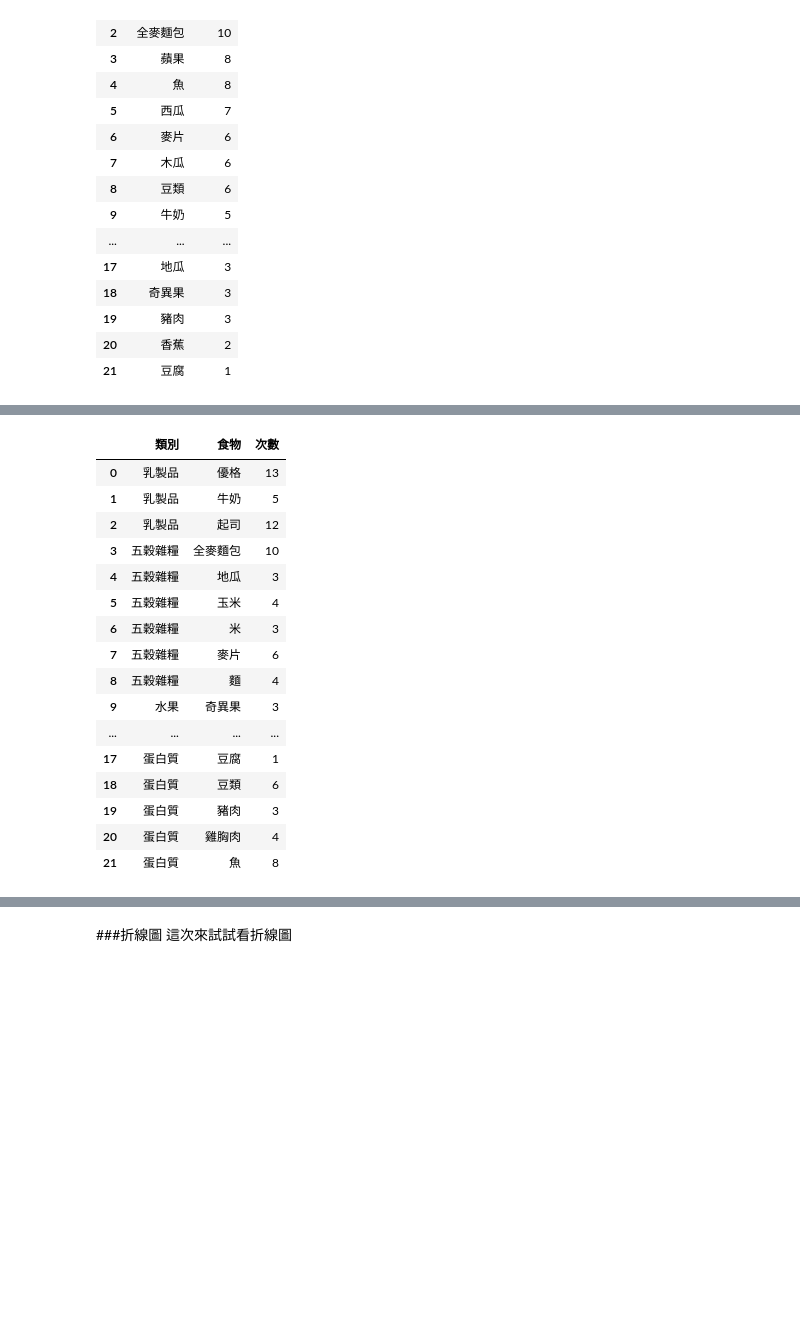
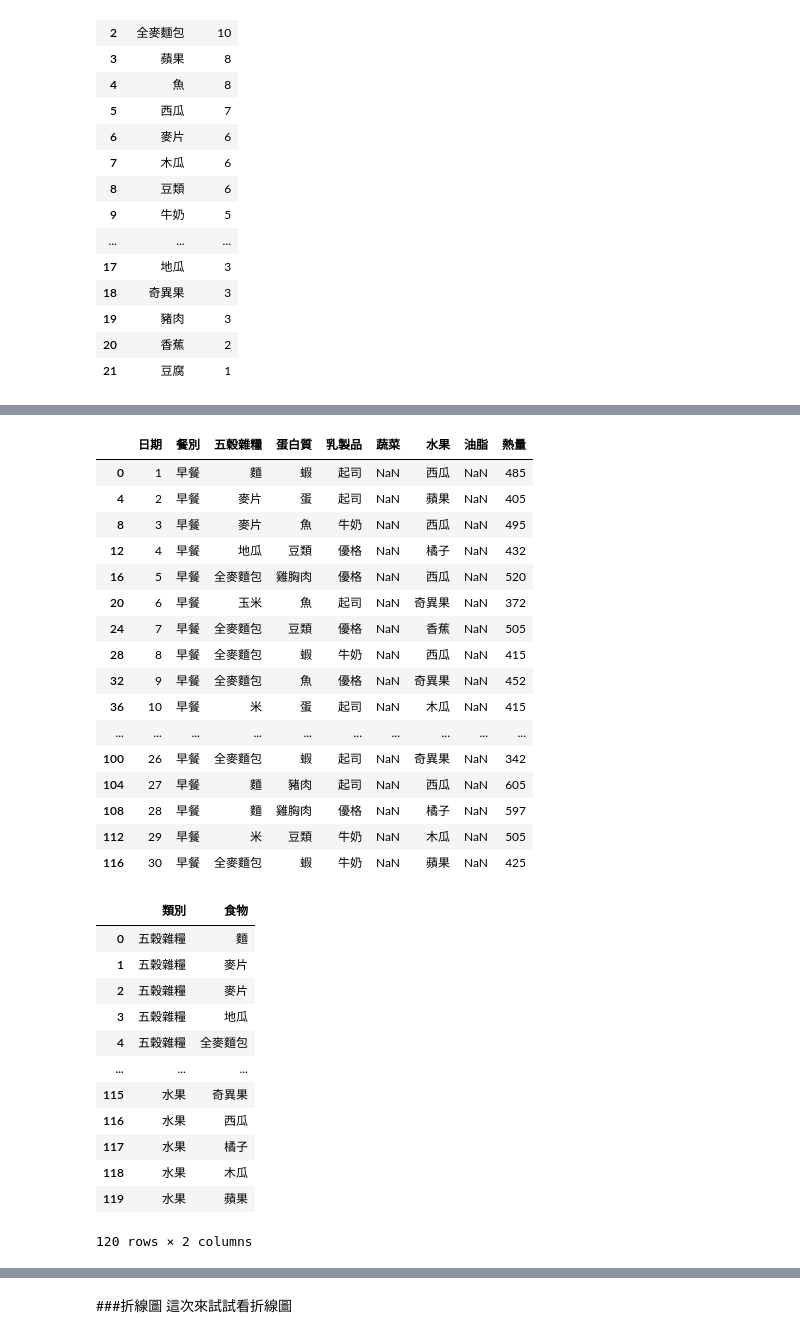
Before and after one commit to Huwalli/PLta, a Jupyter notebook: 資料視覺化.ipynb, the cells around one changed output, grey strips where cells are left out. Cells and saved outputs as stored; diff of their text form; code cells hidden in the pictures; blank space fills up the shorter version.

```diff
--- a/資料視覺化.ipynb
+++ b/資料視覺化.ipynb
@@ -346,33 +436,45 @@ import plotly.express as px
 
 # 假設 Day 是早餐資料
 Day = df[df['餐別'] == '早餐']
-
-# 建立長格式 DataFrame，方便堆疊
-stacked_df = pd.melt(
-    Day,
-    value_vars=['五穀雜糧','蛋白質','乳製品','水果'],
-    var_name='類別',
-    value_name='食物'
-)
-
-# 計算每種食物在每個類別的次數
-food_count_stacked = stacked_df.groupby(['類別','食物']).size().reset_index(name='次數')
-food_count_stacked
+Day
 # %% [output]
-|  | 類別 | 食物 | 次數 |
-| 0 | 乳製品 | 優格 | 13 |
-| 1 | 乳製品 | 牛奶 | 5 |
-| 2 | 乳製品 | 起司 | 12 |
-| 3 | 五穀雜糧 | 全麥麵包 | 10 |
-| 4 | 五穀雜糧 | 地瓜 | 3 |
-| 5 | 五穀雜糧 | 玉米 | 4 |
-| 6 | 五穀雜糧 | 米 | 3 |
-| 7 | 五穀雜糧 | 麥片 | 6 |
-| 8 | 五穀雜糧 | 麵 | 4 |
-| 9 | 水果 | 奇異果 | 3 |
-| ... | ... | ... | ... |
-| 17 | 蛋白質 | 豆腐 | 1 |
-| 18 | 蛋白質 | 豆類 | 6 |
-| 19 | 蛋白質 | 豬肉 | 3 |
-| 20 | 蛋白質 | 雞胸肉 | 4 |
-| 21 | 蛋白質 | 魚 | 8 |
+|  | 日期 | 餐別 | 五穀雜糧 | 蛋白質 | 乳製品 | 蔬菜 | 水果 | 油脂 | 熱量 |
+| 0 | 1 | 早餐 | 麵 | 蝦 | 起司 | NaN | 西瓜 | NaN | 485 |
+| 4 | 2 | 早餐 | 麥片 | 蛋 | 起司 | NaN | 蘋果 | NaN | 405 |
+| 8 | 3 | 早餐 | 麥片 | 魚 | 牛奶 | NaN | 西瓜 | NaN | 495 |
+| 12 | 4 | 早餐 | 地瓜 | 豆類 | 優格 | NaN | 橘子 | NaN | 432 |
+| 16 | 5 | 早餐 | 全麥麵包 | 雞胸肉 | 優格 | NaN | 西瓜 | NaN | 520 |
+| 20 | 6 | 早餐 | 玉米 | 魚 | 起司 | NaN | 奇異果 | NaN | 372 |
+| 24 | 7 | 早餐 | 全麥麵包 | 豆類 | 優格 | NaN | 香蕉 | NaN | 505 |
+| 28 | 8 | 早餐 | 全麥麵包 | 蝦 | 牛奶 | NaN | 西瓜 | NaN | 415 |
+| 32 | 9 | 早餐 | 全麥麵包 | 魚 | 優格 | NaN | 奇異果 | NaN | 452 |
+| 36 | 10 | 早餐 | 米 | 蛋 | 起司 | NaN | 木瓜 | NaN | 415 |
+| ... | ... | ... | ... | ... | ... | ... | ... | ... | ... |
+| 100 | 26 | 早餐 | 全麥麵包 | 蝦 | 起司 | NaN | 奇異果 | NaN | 342 |
+| 104 | 27 | 早餐 | 麵 | 豬肉 | 起司 | NaN | 西瓜 | NaN | 605 |
+| 108 | 28 | 早餐 | 麵 | 雞胸肉 | 優格 | NaN | 橘子 | NaN | 597 |
+| 112 | 29 | 早餐 | 米 | 豆類 | 牛奶 | NaN | 木瓜 | NaN | 505 |
+| 116 | 30 | 早餐 | 全麥麵包 | 蝦 | 牛奶 | NaN | 蘋果 | NaN | 425 |
+# %%
+# 建立長格式 DataFrame，方便堆疊
+stacked_df = pd.melt(
+    Day,
+    value_vars=['五穀雜糧','蛋白質','乳製品','水果'],
+    var_name='類別',
+    value_name='食物'
+)
+stacked_df
+# %% [output]
+|  | 類別 | 食物 |
+| 0 | 五穀雜糧 | 麵 |
+| 1 | 五穀雜糧 | 麥片 |
+| 2 | 五穀雜糧 | 麥片 |
+| 3 | 五穀雜糧 | 地瓜 |
+| 4 | 五穀雜糧 | 全麥麵包 |
+| ... | ... | ... |
+| 115 | 水果 | 奇異果 |
+| 116 | 水果 | 西瓜 |
+| 117 | 水果 | 橘子 |
+| 118 | 水果 | 木瓜 |
+| 119 | 水果 | 蘋果 |
+120 rows × 2 columns
```
Also changed, not shown: parts of 8 cells of this notebook.
